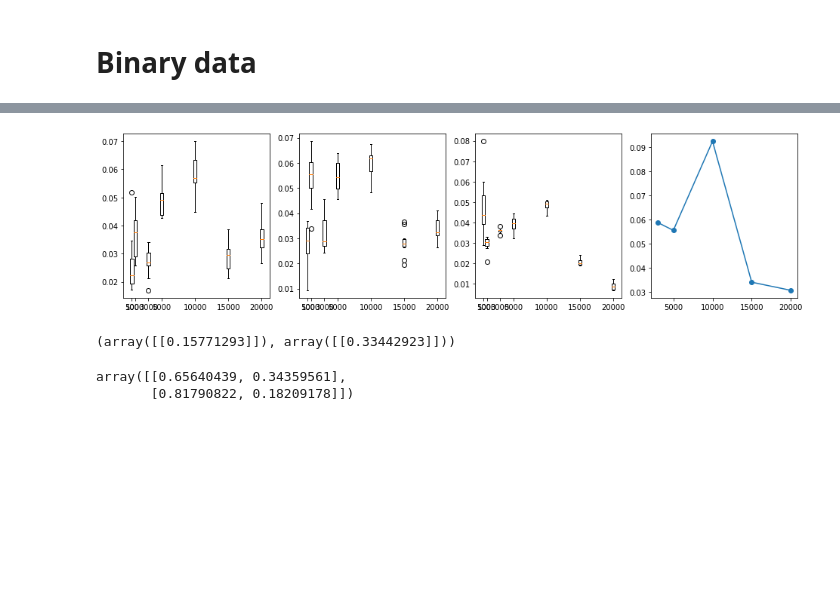
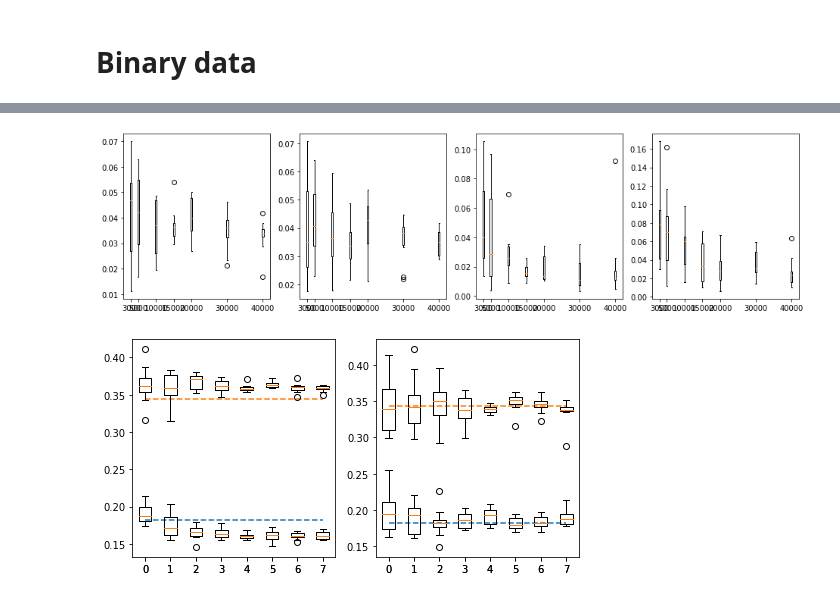
Before and after one commit to skwfz/cevae, a Jupyter notebook: PlottingSimpleData.ipynb, the cells around one changed output, grey strips where cells are left out. Saved outputs shown, nothing was run; the diff lists cells and outputs as text; code cells hidden in the pictures; blank space fills up the shorter version.

```diff
--- a/PlottingSimpleData.ipynb
+++ b/PlottingSimpleData.ipynb
@@ -254,7 +722,7 @@ train_arguments = [num_epochs, lr_start, lr_end, x_dim, z_dim,
                 p_x_z_nn_layers, p_x_z_nn_width,
                 q_z_nn_layers, q_z_nn_width, t_mode, y_mode,
                 x_mode, ty_separate_enc, z_mode, x_loss_scaling, common_stds]
-sub_folder_model = "params1data500to8000NNmodelszdim1"
+sub_folder_model = "params1data1000to40000NNmodelszdim1"
 
 models_NN_zdim1, losses_NN_zdim1 = load_models_losses(main_folder, sub_folder_model, train_arguments, labels, device)
 # %%
@@ -282,7 +750,7 @@ train_arguments = [num_epochs, lr_start, lr_end, x_dim, z_dim,
                 p_x_z_nn_layers, p_x_z_nn_width,
                 q_z_nn_layers, q_z_nn_width, t_mode, y_mode,
                 x_mode, ty_separate_enc, z_mode, x_loss_scaling, common_stds]
-sub_folder_model = "params1data500to8000NNmodelsbinaryz"
+sub_folder_model = "params1data1000to40000NNmodelsbinaryz"
 models_NN_binaryz, losses_NN_binaryz = load_models_losses(main_folder, sub_folder_model, train_arguments, labels, device)
 # %%
 AID_NN = np.zeros((param_times, len(labels)))
@@ -316,10 +784,11 @@ for AID_,models_ in gothrough:
 # %%
 # analytical AIDs
 from binary_analytical_methods import *
-AID_miao = np.zeros(len(labels))
+AID_miao = np.zeros((param_times,len(labels)))
 py_dots_miao = np.zeros((len(labels),2))
 for i, label in enumerate(labels):
-    py_dot1, py_dot0 = analytical_miao_pydot(dfs[label][0])
-    py_dot_miao = np.array([[1-py_dot0.item(), py_dot0.item()],[1-py_dot1.item(), py_dot1.item()]])
-    py_dots_miao[i,:] = np.array([py_dot0.item(),py_dot1.item()])
-    AID_miao[i] = estimate_AID_from_py_dot(py_dot_miao, z_probs, t_probs, y_probs)
+    for j in range(param_times):
+        py_dot1, py_dot0 = analytical_miao_pydot(dfs[label][j])
+        py_dot_miao = np.array([[1-py_dot0.item(), py_dot0.item()],[1-py_dot1.item(), py_dot1.item()]])
+        py_dots_miao[i,:] = np.array([py_dot0.item(),py_dot1.item()])
+        AID_miao[j,i] = estimate_AID_from_py_dot(py_dot_miao, z_probs, t_probs, y_probs)
@@ -326,18 +797,35 @@ for i, label in enumerate(labels):
+# %%
+py_dots_NN = np.zeros((param_times,len(labels),2))
+py_dots_binaryz = np.zeros((param_times,len(labels),2))
+gothrough = [(py_dots_NN, models_NN),(py_dots_binaryz, models_NN_binaryz)]
+for py_dots_,models_ in gothrough:
+    for i,label in enumerate(labels):
+        for j in range(param_times):
+            py_dot = estimate_model_py_dot(models_[label][j],n=10000)
+            py_dots_[j,i,:] = py_dot[:,1]
 # %%
-fig, ax = plt.subplots(1,4,figsize=(16,4))
+fig, ax = plt.subplots(1,4,figsize=(16,4), sharey=False)
 for i in range(len(labels)):
-    ax[0].boxplot(AID_NN[~np.isnan(AID_NN[:,i])][:,i], positions=[datasize[i]], widths=[500])
-    ax[1].boxplot(AID_NN_zdim1[~np.isnan(AID_NN_zdim1[:,i])][:,i], positions=[datasize[i]], widths=[500])
-    ax[2].boxplot(AID_NN_binaryz[~np.isnan(AID_NN_binaryz[:,i])][:,i], positions=[datasize[i]], widths=[500])
-ax[3].plot(datasize[2:], AID_miao[2:], 'o-')
+    if i>=1:
+        ax[0].boxplot(AID_NN[~np.isnan(AID_NN[:,i])][:,i], positions=[datasize[i]], widths=[500])
+        ax[1].boxplot(AID_NN_zdim1[~np.isnan(AID_NN_zdim1[:,i])][:,i], positions=[datasize[i]], widths=[500])
+        ax[2].boxplot(AID_NN_binaryz[~np.isnan(AID_NN_binaryz[:,i])][:,i], positions=[datasize[i]], widths=[500])
+        ax[3].boxplot(AID_miao[:,i], positions=[datasize[i]],widths=[500])
+#ax[3].plot(datasize[:], AID_miao[:], 'o-')
 plt.show()
 # %% [output]
-[figure, old version]
+[figure, new version]
-# %%
-from binary_analytical_methods import *
-print(analytical_miao_pydot(dfs['20000'][0]))
-estimate_true_py_dot(z_probs,y_probs)
-# %% [output]
-(array([[0.15771293]]), array([[0.33442923]]))
-array([[0.65640439, 0.34359561],
-       [0.81790822, 0.18209178]])
+# %%
+fix, ax = plt.subplots(1,2,figsize=(8,4))
+ax[0].plot([0,7],[true_pydot[1],true_pydot[1]],'--')
+ax[0].plot([0,7],[true_pydot[0],true_pydot[0]],'--')
+ax[0].boxplot(py_dots_NN[:,:,1], positions=range(len(labels)))
+ax[0].boxplot(py_dots_NN[:,:,0], positions=range(len(labels)))
+
+ax[1].plot([0,7],[true_pydot[1],true_pydot[1]],'--')
+ax[1].plot([0,7],[true_pydot[0],true_pydot[0]],'--')
+ax[1].boxplot(py_dots_binaryz[:,:,1], positions=range(len(labels)))
+ax[1].boxplot(py_dots_binaryz[:,:,0], positions=range(len(labels)))
+plt.show()
+# %% [output]
+[figure, added]
```
Also changed, not shown: parts of 63 cells of this notebook, 2 other files.
